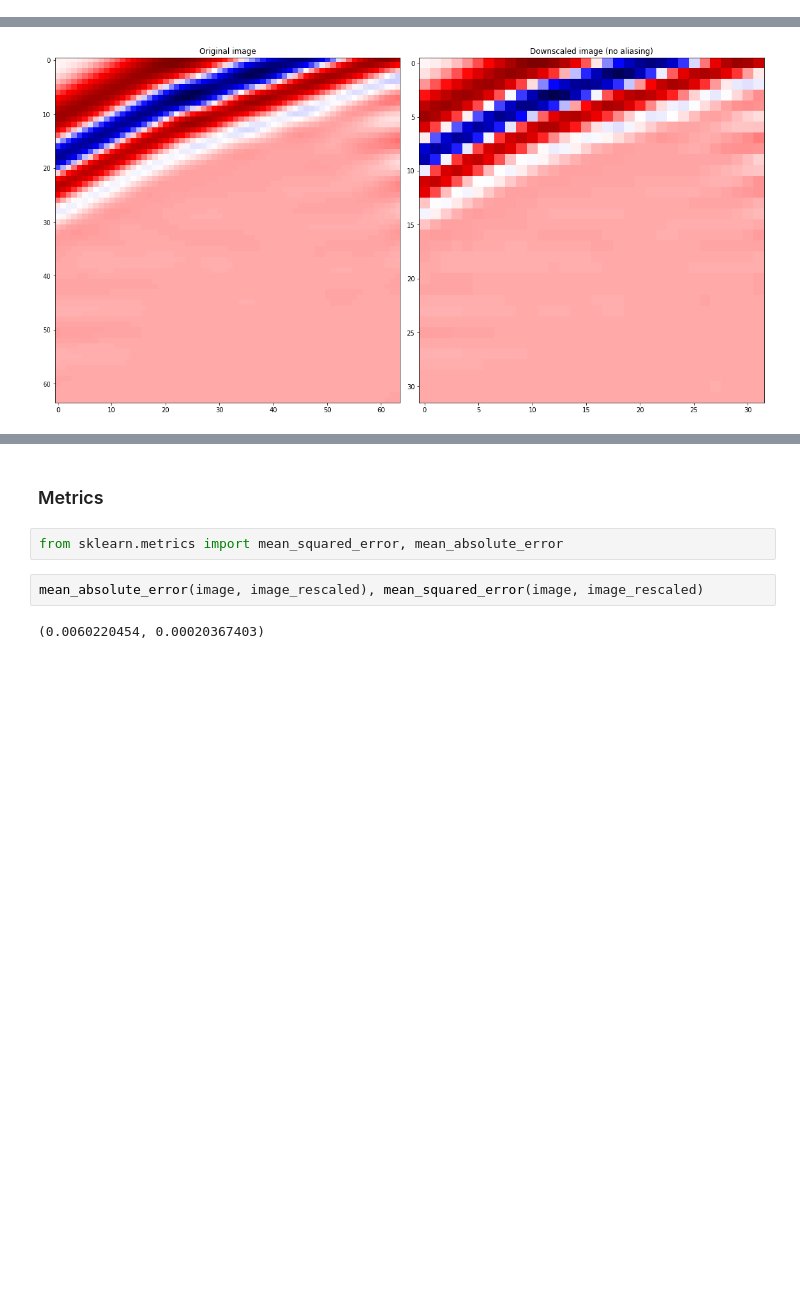
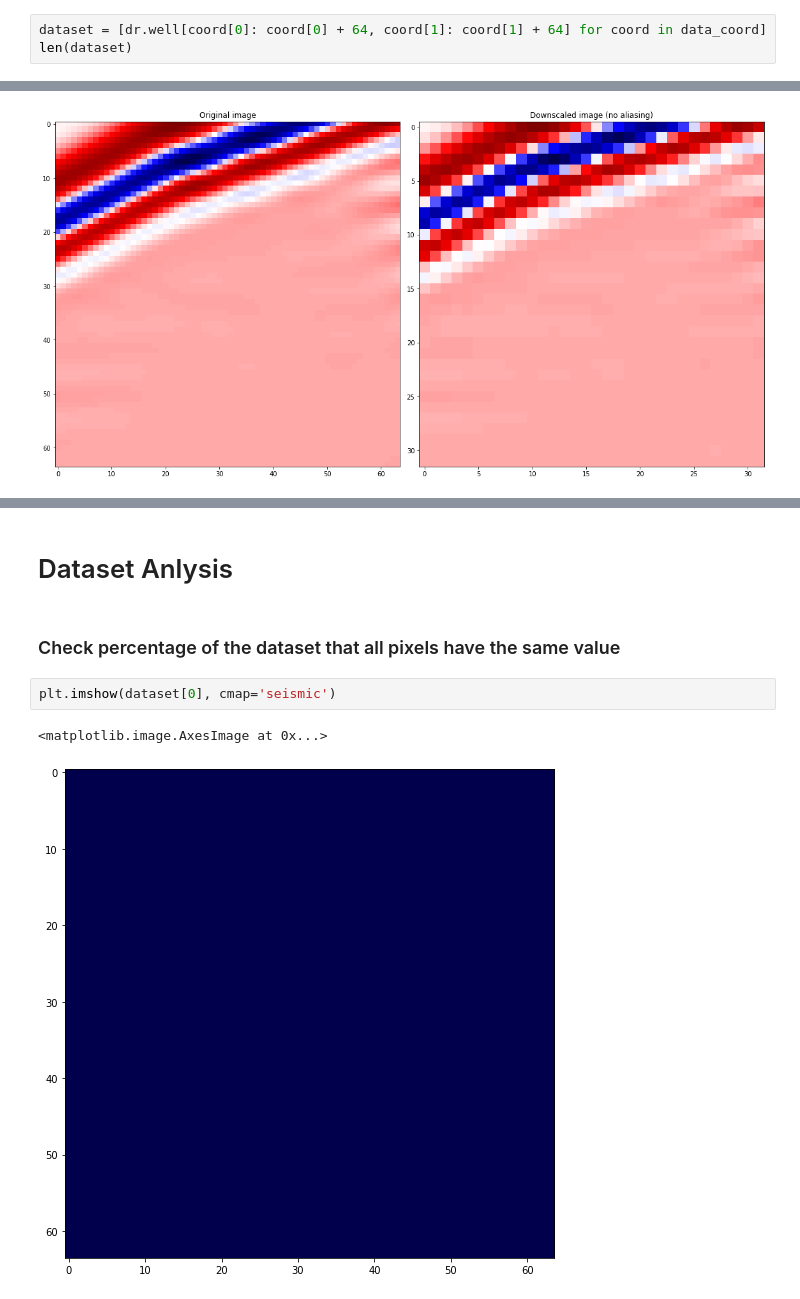
Before and after one commit to Pedalves/super-resolution, a Jupyter notebook: ipynb/data_visualization.ipynb, the cells around one changed output, grey strips where cells are left out. Drawn from its saved outputs; the diff is of its cells as text; blank space fills up the shorter version.

```diff
--- a/ipynb/data_visualization.ipynb
+++ b/ipynb/data_visualization.ipynb
@@ -112,3 +111,6 @@ plt.imshow(dr.well[data_coord[sample][0] : data_coord[sample][0]+64,
 # %% [output]
 <matplotlib.image.AxesImage at 0x...>
 [figure]
+# %%
+dataset = [dr.well[coord[0]: coord[0] + 64, coord[1]: coord[1] + 64] for coord in data_coord]
+len(dataset)
@@ -160,8 +151,9 @@ plt.show()
-# %% [markdown]
-### Metrics
-# %%
-from sklearn.metrics import mean_squared_error, mean_absolute_error
-# %%
-mean_absolute_error(image, image_rescaled), mean_squared_error(image, image_rescaled)
-# %% [output]
-(0.0060220454, 0.00020367403)
+# %% [markdown]
+# Dataset Anlysis
+# %% [markdown]
+### Check percentage of the dataset that all pixels have the same value
+# %%
+plt.imshow(dataset[0], cmap='seismic')
+# %% [output]
+<matplotlib.image.AxesImage at 0x...>
+[figure, added]
```
Also changed, not shown: parts of 16 cells of this notebook, 4 other files.
